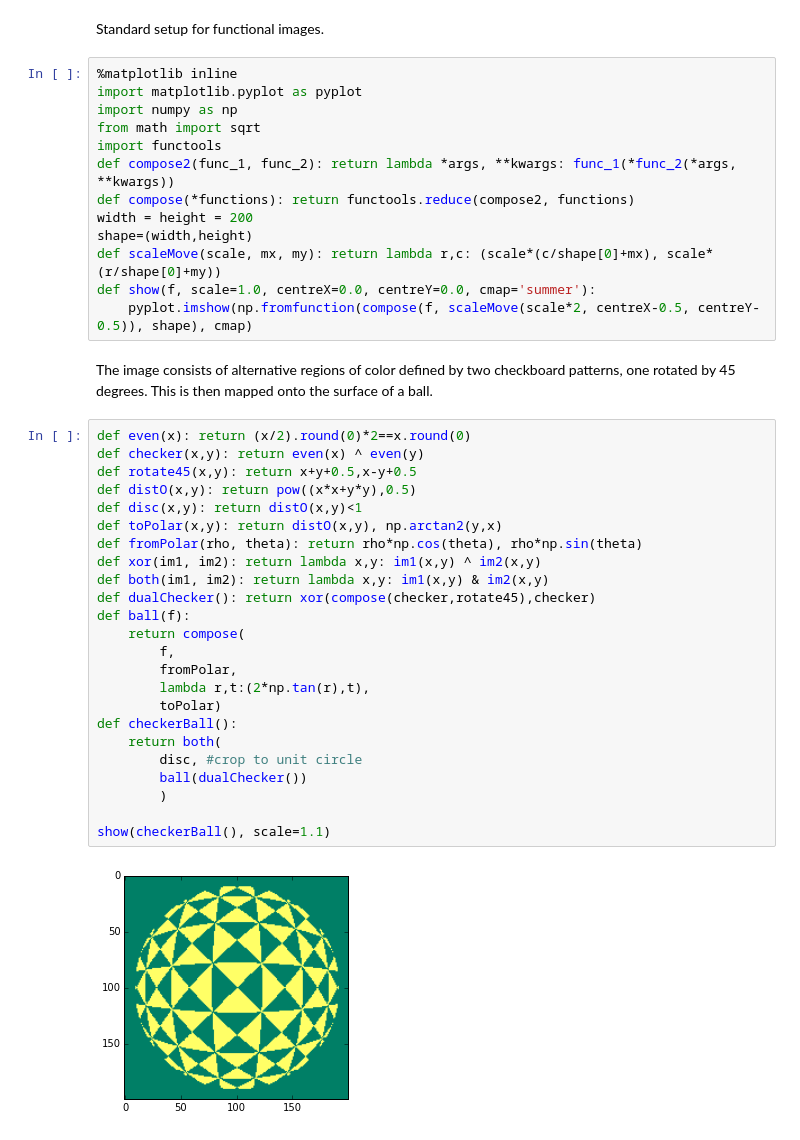
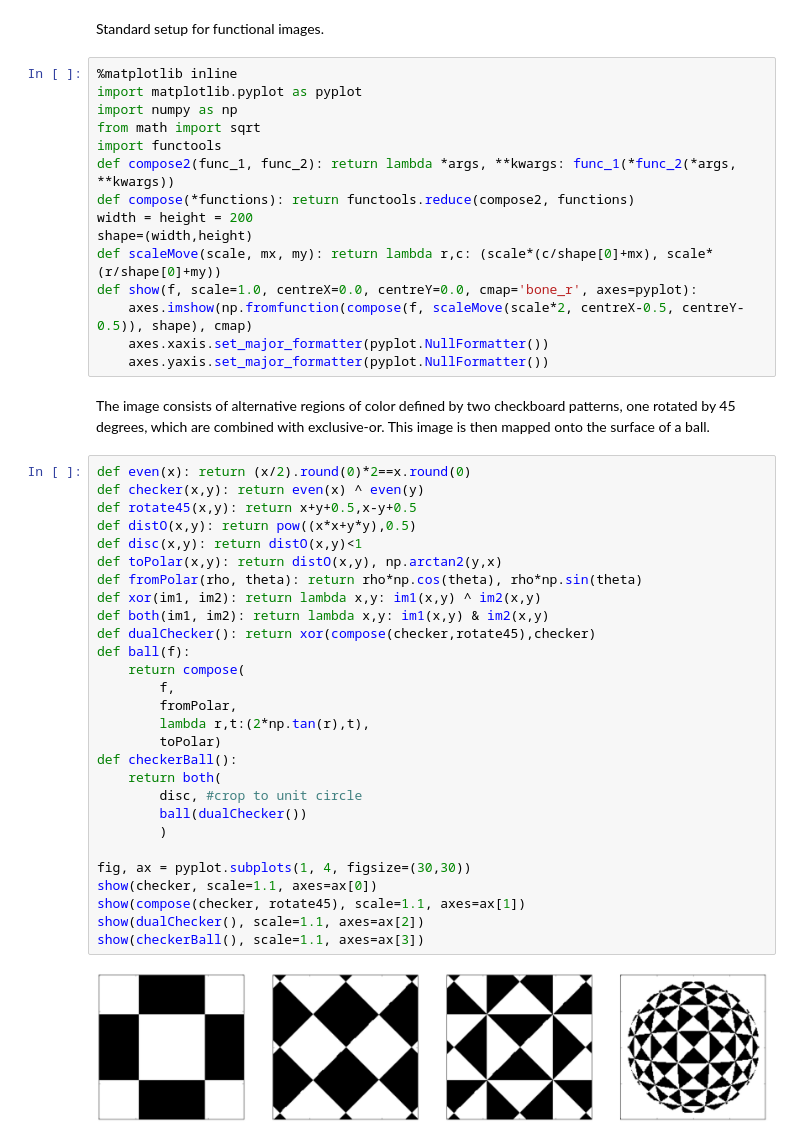
Before and after one commit to terryspitz/ipython_notebooks, a Jupyter notebook: My Functional Images.ipynb, the cells around one changed output. Cells and saved outputs as stored; diff of their text form.

```diff
--- a/My Functional Images.ipynb
+++ b/My Functional Images.ipynb
@@ -15,33 +15,39 @@ def compose(*functions): return functools.reduce(compose2, functions)
 width = height = 200
 shape=(width,height)
 def scaleMove(scale, mx, my): return lambda r,c: (scale*(c/shape[0]+mx), scale*(r/shape[0]+my))
-def show(f, scale=1.0, centreX=0.0, centreY=0.0, cmap='summer'):
-    pyplot.imshow(np.fromfunction(compose(f, scaleMove(scale*2, centreX-0.5, centreY-0.5)), shape), cmap)
+def show(f, scale=1.0, centreX=0.0, centreY=0.0, cmap='bone_r', axes=pyplot):
+    axes.imshow(np.fromfunction(compose(f, scaleMove(scale*2, centreX-0.5, centreY-0.5)), shape), cmap)
+    axes.xaxis.set_major_formatter(pyplot.NullFormatter())
+    axes.yaxis.set_major_formatter(pyplot.NullFormatter())
 # %% [markdown]
-The image consists of alternative regions of color defined by two checkboard patterns, one rotated by 45 degrees.  This is then mapped onto the surface of a ball.
+The image consists of alternative regions of color defined by two checkboard patterns, one rotated by 45 degrees, which are combined with exclusive-or.  This image is then mapped onto the surface of a ball.
 # %%
 def even(x): return (x/2).round(0)*2==x.round(0)
 def checker(x,y): return even(x) ^ even(y)
 def rotate45(x,y): return x+y+0.5,x-y+0.5
 def distO(x,y): return pow((x*x+y*y),0.5)
 def disc(x,y): return distO(x,y)<1
 def toPolar(x,y): return distO(x,y), np.arctan2(y,x)
 def fromPolar(rho, theta): return rho*np.cos(theta), rho*np.sin(theta)
 def xor(im1, im2): return lambda x,y: im1(x,y) ^ im2(x,y)
 def both(im1, im2): return lambda x,y: im1(x,y) & im2(x,y)
 def dualChecker(): return xor(compose(checker,rotate45),checker)
 def ball(f):
     return compose(
         f,
         fromPolar,
         lambda r,t:(2*np.tan(r),t),
         toPolar)
 def checkerBall():
     return both(
         disc, #crop to unit circle
         ball(dualChecker())
         )
 
-show(checkerBall(), scale=1.1)
+fig, ax = pyplot.subplots(1, 4, figsize=(30,30))
+show(checker, scale=1.1, axes=ax[0])
+show(compose(checker, rotate45), scale=1.1, axes=ax[1])
+show(dualChecker(), scale=1.1, axes=ax[2])
+show(checkerBall(), scale=1.1, axes=ax[3])
 # %% [output]
-[figure, old version]
+[figure, new version]
```
Also changed, not shown: 1 other file.
